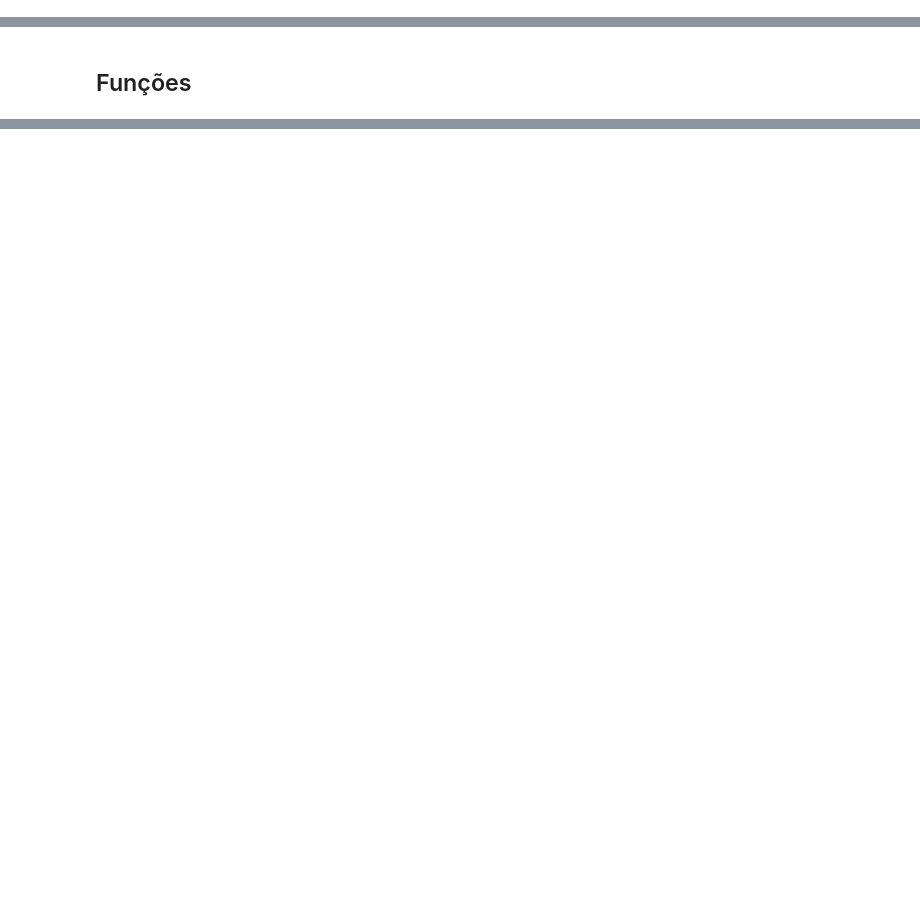
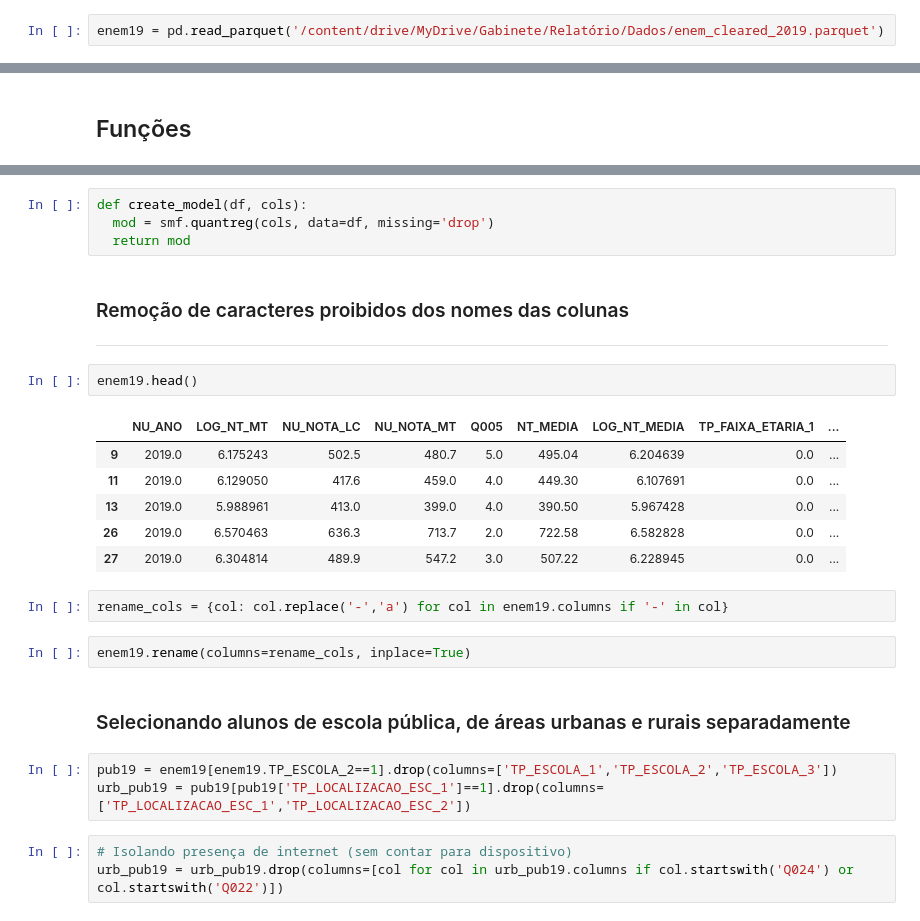
Before and after one commit to JV-Nunes/Relatorio-Conectividade, a Jupyter notebook: Analise/Models/QuantileReg.ipynb, the cells around one changed output, grey strips where cells are left out. Cells and saved outputs as stored; diff of their text form; blank space fills up the shorter version.

```diff
--- a/Analise/Models/QuantileReg.ipynb
+++ b/Analise/Models/QuantileReg.ipynb
@@ -20,2 +10,4 @@ from cols_list import cols_enem
 # %%
 pd.set_option('display.max_columns', None)
+# %%
+enem19 = pd.read_parquet('/content/drive/MyDrive/Gabinete/Relatório/Dados/enem_cleared_2019.parquet')
@@ -207,0 +32,29 @@ Index(['NU_ANO', 'TP_FAIXA_ETARIA', 'TP_SEXO', 'TP_ESTADO_CIVIL',
+# %%
+def create_model(df, cols):
+  mod = smf.quantreg(cols, data=df, missing='drop')
+  return mod
+# %% [markdown]
+### Remoção de caracteres proibidos dos nomes das colunas
+
+---
+# %%
+enem19.head()
+# %% [output]
+|  | NU_ANO | LOG_NT_MT | NU_NOTA_LC | NU_NOTA_MT | Q005 | NT_MEDIA | LOG_NT_MEDIA | TP_FAIXA_ETARIA_1 | ... |
+| 9 | 2019.0 | 6.175243 | 502.5 | 480.7 | 5.0 | 495.04 | 6.204639 | 0.0 | ... |
+| 11 | 2019.0 | 6.129050 | 417.6 | 459.0 | 4.0 | 449.30 | 6.107691 | 0.0 | ... |
+| 13 | 2019.0 | 5.988961 | 413.0 | 399.0 | 4.0 | 390.50 | 5.967428 | 0.0 | ... |
+| 26 | 2019.0 | 6.570463 | 636.3 | 713.7 | 2.0 | 722.58 | 6.582828 | 0.0 | ... |
+| 27 | 2019.0 | 6.304814 | 489.9 | 547.2 | 3.0 | 507.22 | 6.228945 | 0.0 | ... |
+# %%
+rename_cols = {col: col.replace('-','a') for col in enem19.columns if '-' in col}
+# %%
+enem19.rename(columns=rename_cols, inplace=True)
+# %% [markdown]
+### Selecionando alunos de escola pública, de áreas urbanas e rurais separadamente
+# %%
+pub19 = enem19[enem19.TP_ESCOLA_2==1].drop(columns=['TP_ESCOLA_1','TP_ESCOLA_2','TP_ESCOLA_3'])
+urb_pub19 = pub19[pub19['TP_LOCALIZACAO_ESC_1']==1].drop(columns=['TP_LOCALIZACAO_ESC_1','TP_LOCALIZACAO_ESC_2'])
+# %%
+# Isolando presença de internet (sem contar para dispositivo)
+urb_pub19 = urb_pub19.drop(columns=[col for col in urb_pub19.columns if col.startswith('Q024') or col.startswith('Q022')])
```
Also changed, not shown: parts of 40 cells of this notebook, 1 other file.
